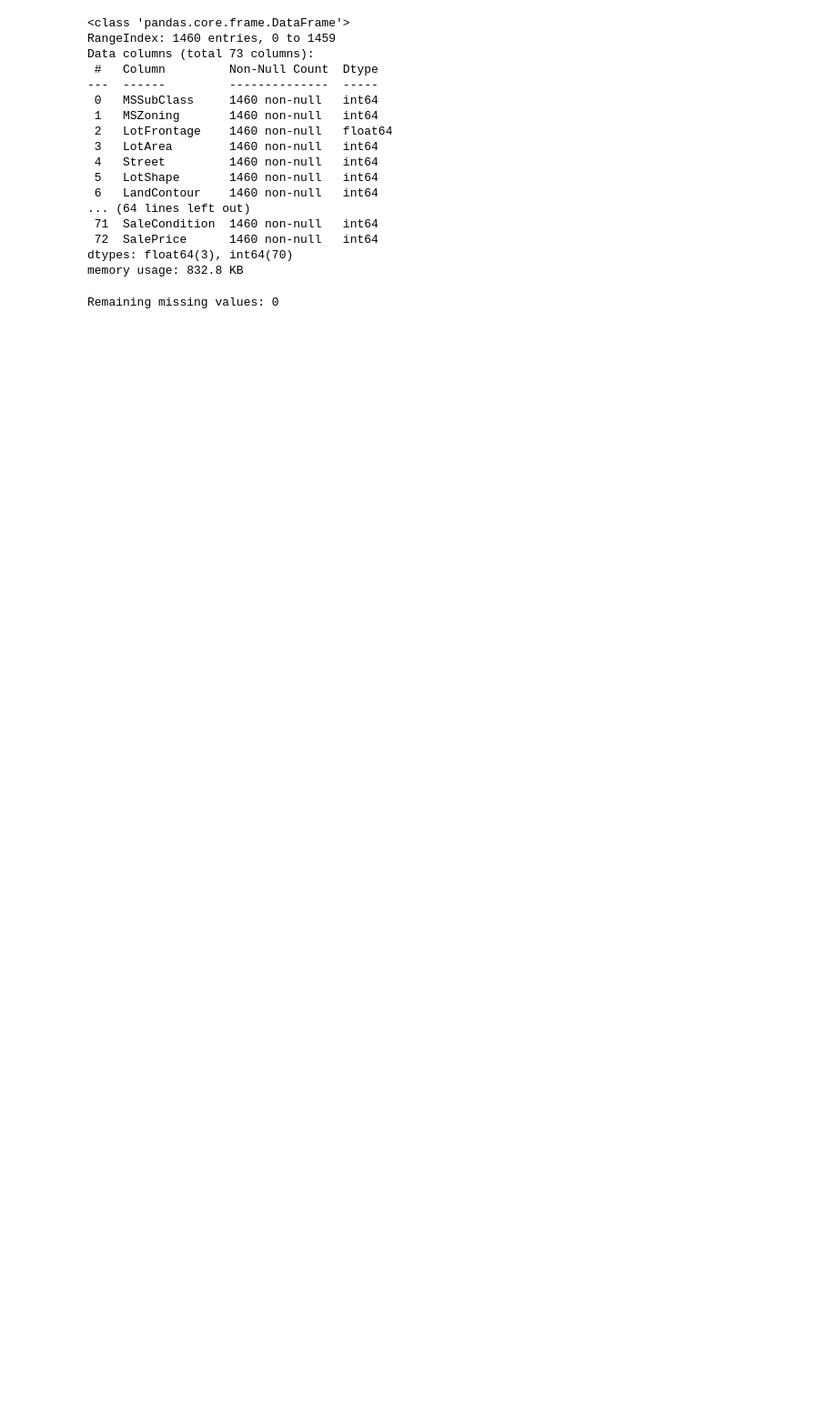
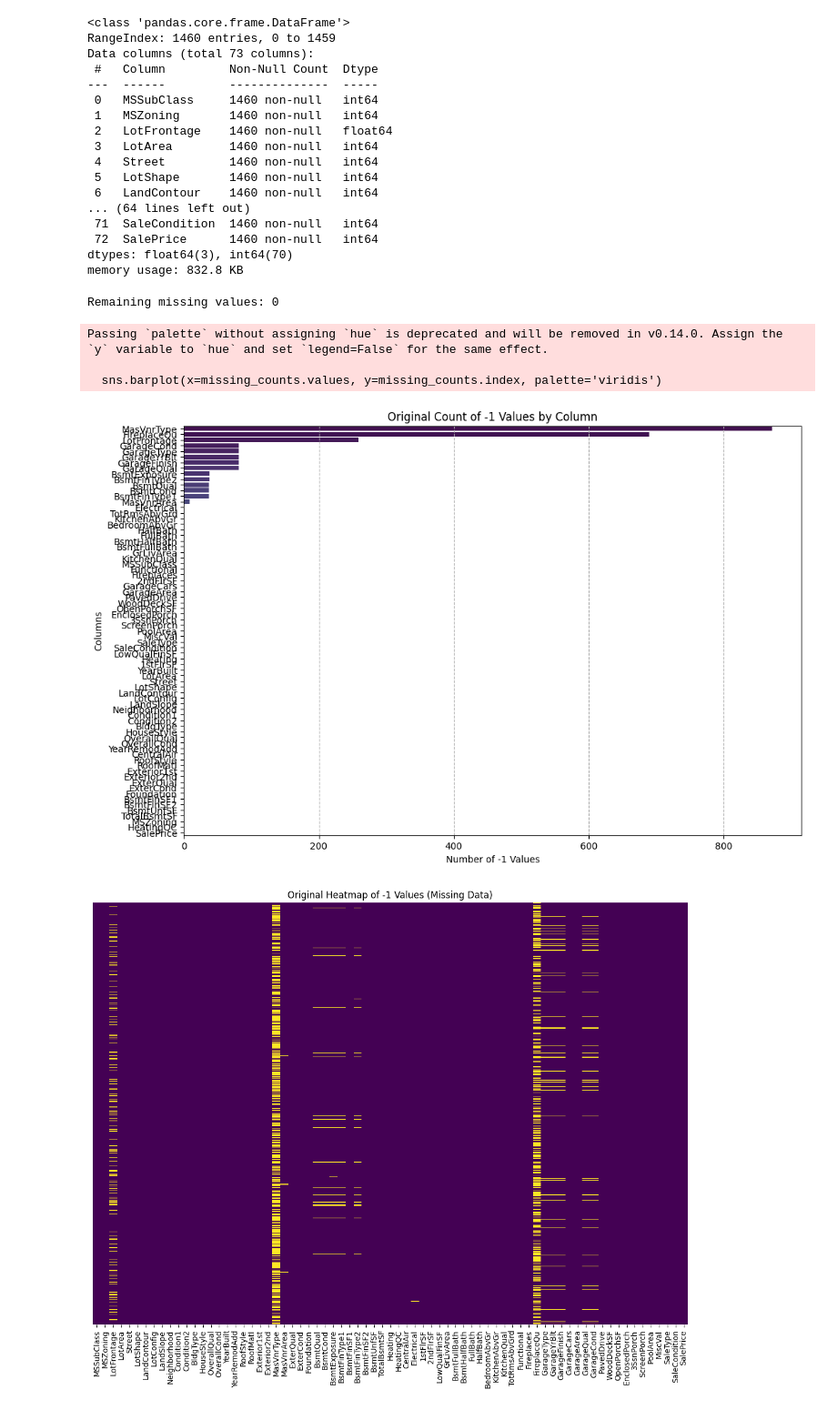
Before and after one commit to Bhargavvv412/house-price-prediction, a Jupyter notebook: House_Price_EDA.ipynb, the cells around one changed output. Shown: that part at 91% size. Saved outputs shown, nothing was run; the diff lists cells and outputs as text; code cells hidden in the pictures; blank space fills up the shorter version.

```diff
--- a/House_Price_EDA.ipynb
+++ b/House_Price_EDA.ipynb
@@ -198,39 +206,56 @@ Data columns (total 73 columns):
 dtypes: float64(3), int64(70)
 memory usage: 832.8 KB
 # %%
-import pandas as pd
-import numpy as np
+# Step 1: Replace -1 with NaN to identify missing values
+df = df.replace(-1, np.nan)
 
-# Define relationships for imputation
+# Step 2: Create a mask for original missing values (-1)
+missing_mask = df.isnull()
+
+# Step 3: Define relationships for imputation
 impute_relations = {
     'LotFrontage': ['Neighborhood'],
     'GarageYrBlt': ['YearBuilt'],
     'MasVnrArea': ['MasVnrType'],
     'BsmtQual': ['Foundation'],
     'FireplaceQu': ['Fireplaces'],
     'GarageArea': ['GarageType', 'GarageCars']
 }
 
-# Impute using relationships
+# Step 4: Impute using relationships
 for col, related_cols in impute_relations.items():
     if col in df.columns:
         if df[col].dtype in ['int64', 'float64']:
             df[col] = df.groupby(related_cols)[col].transform(lambda x: x.fillna(x.median()))
         else:
             df[col] = df.groupby(related_cols)[col].transform(lambda x: x.fillna(x.mode()[0]))
 
-# Fallback imputation
+# Step 5: Fallback imputation for remaining missing values
 for col in df.columns:
     if df[col].isnull().any():
         if df[col].dtype in ['int64', 'float64']:
             df[col] = df[col].fillna(df[col].median())
         else:
             df[col] = df[col].fillna(df[col].mode()[0])
 
-# Replace NaNs with -1 (optional)
-df = df.replace(np.nan, -1)
+print("Remaining missing values:", df.isnull().sum().sum())
+plt.figure(figsize=(12, 8))
+missing_counts = missing_mask.sum().sort_values(ascending=False)
+sns.barplot(x=missing_counts.values, y=missing_counts.index, palette='viridis')
+plt.title('Original Count of -1 Values by Column')
+plt.xlabel('Number of -1 Values')
+plt.ylabel('Columns')
+plt.grid(axis='x', linestyle='--')
+plt.show()
 
-# Verify no missing values remain
-print("Remaining missing values:", df.isnull().sum().sum())
+plt.figure(figsize=(14, 10))
+sns.heatmap(missing_mask, cmap='viridis', cbar=False, yticklabels=False)
+plt.title('Original Heatmap of -1 Values (Missing Data)')
+plt.show()
 # %% [output]
 Remaining missing values: 0
+Passing `palette` without assigning `hue` is deprecated and will be removed in v0.14.0. Assign the `y` variable to `hue` and set `legend=False` for the same effect.
+
+  sns.barplot(x=missing_counts.values, y=missing_counts.index, palette='viridis')
+[figure, added]
+[figure, added]
```
Also changed, not shown: parts of 1 cell of this notebook.
